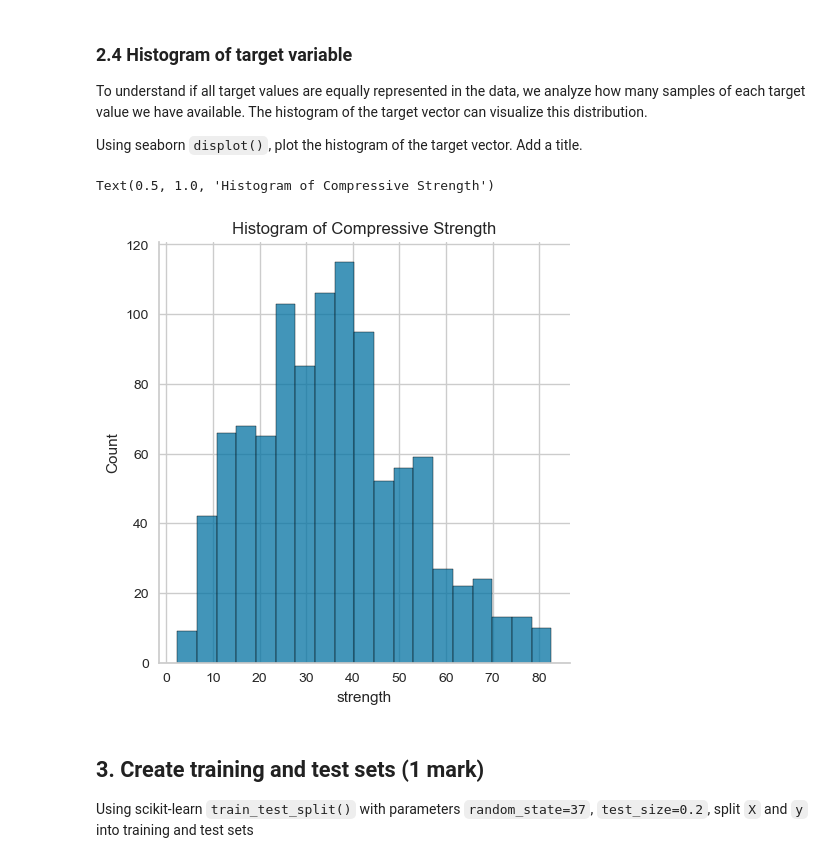
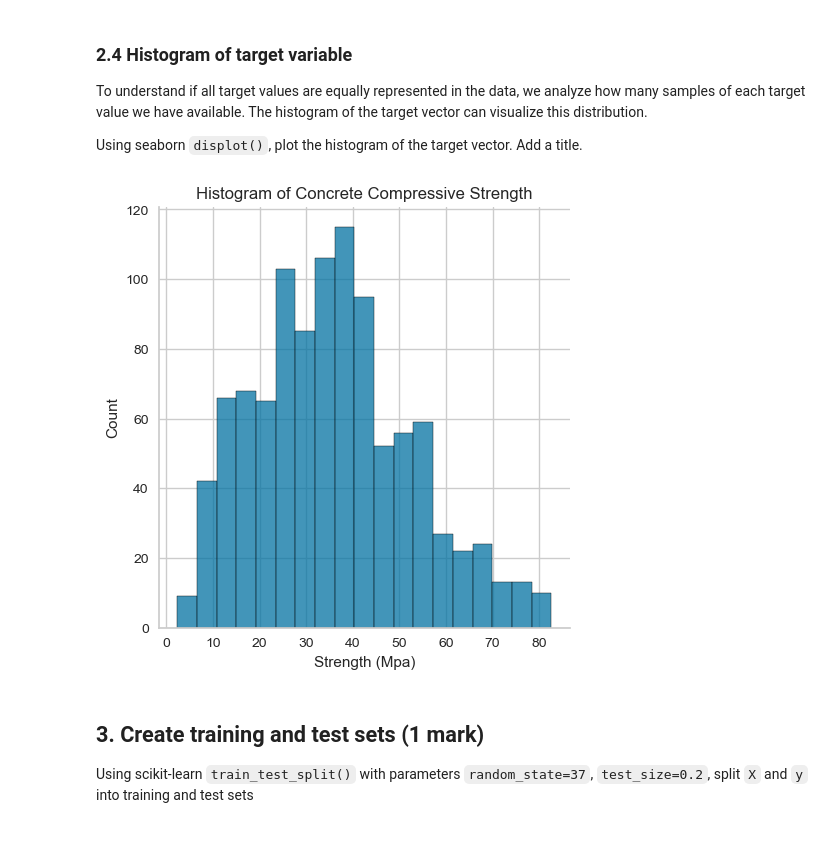
Before and after one commit to jcharlpretorius/ensf611_lab2, a Jupyter notebook: lab2.ipynb, the cells around one changed output. Saved outputs shown, nothing was run; the diff lists cells and outputs as text; code cells hidden in the pictures.

Commit message:
add plots

```diff
--- a/lab2.ipynb
+++ b/lab2.ipynb
@@ -138,10 +138,10 @@ To understand if all target values are equally represented in the data, we analy
 Using seaborn `displot()`, plot the histogram of the target vector. Add a title.
 # %%
 sns.displot(data=y)
-plt.title('Histogram of Compressive Strength')
+plt.title('Histogram of Concrete Compressive Strength')
+plt.xlabel("Strength (Mpa)");
 # %% [output]
-Text(0.5, 1.0, 'Histogram of Compressive Strength')
-[figure, old version]
+[figure, new version]
 # %% [markdown]
 ## 3. Create training and test sets (1 mark)
 
```
Also changed, not shown: parts of 4 cells of this notebook.
